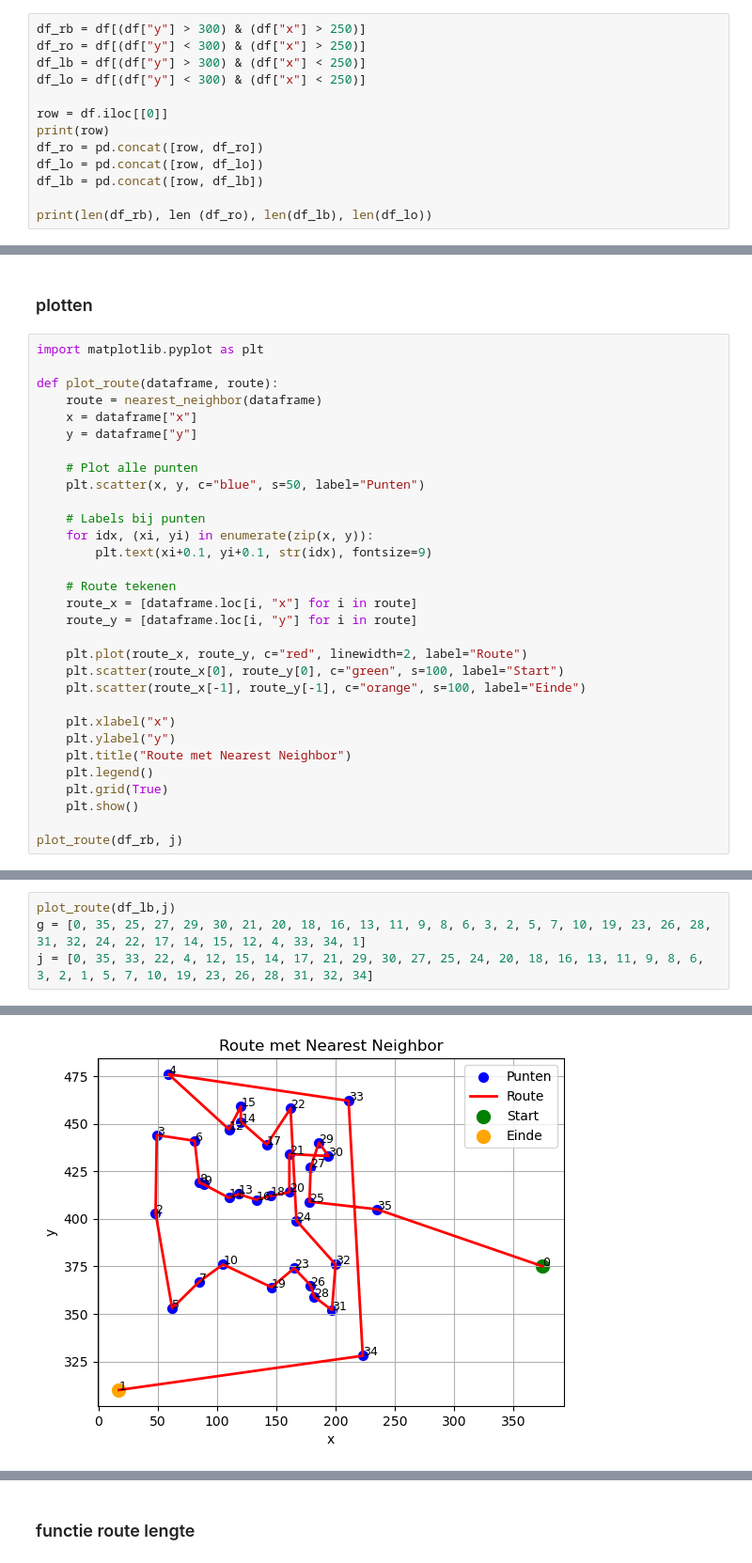
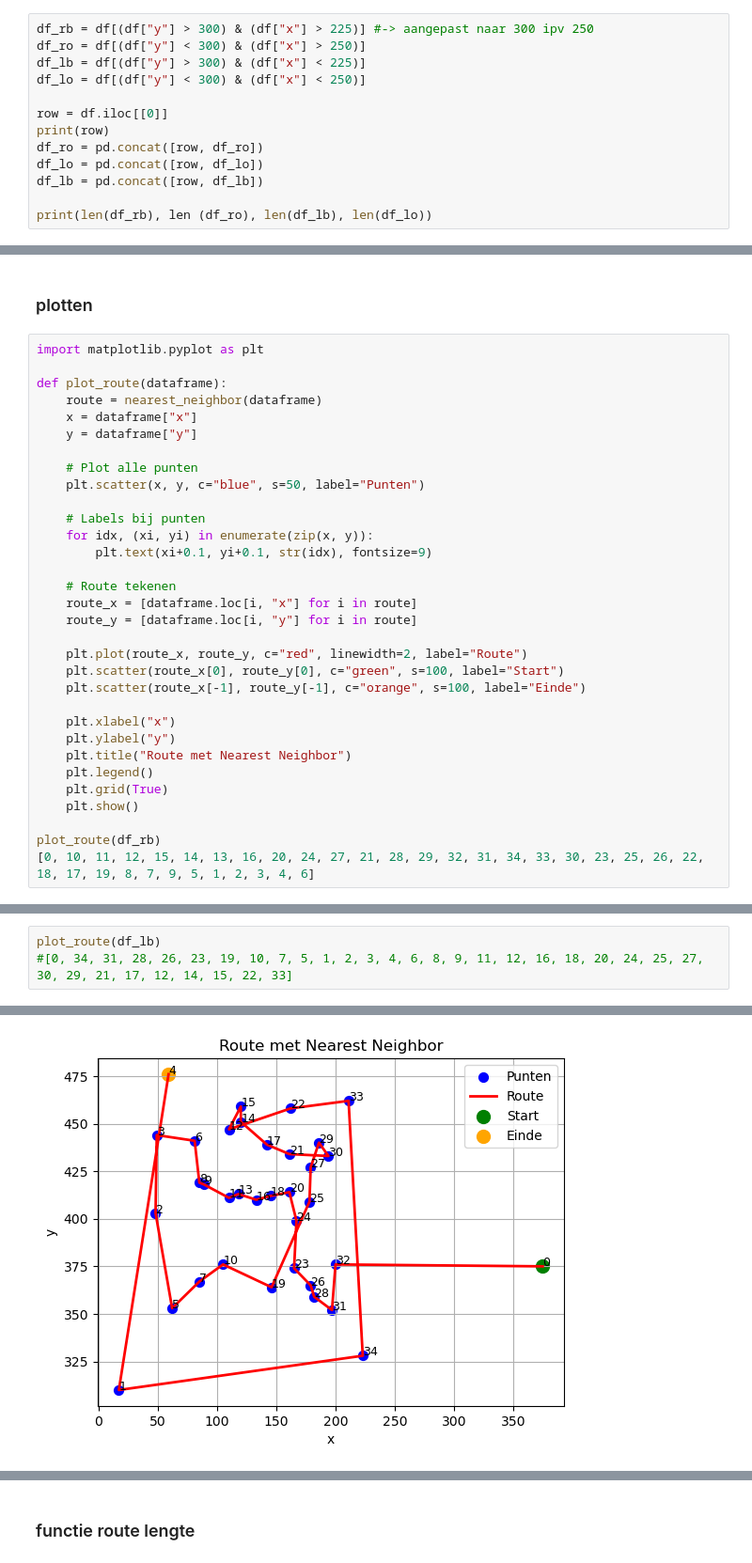
Before and after one commit to lrncjrssn/eindproject_or5, a Jupyter notebook: begin_Laurence.ipynb, the cells around one changed output, grey strips where cells are left out. Shown at 94% size. Drawn from its saved outputs; the diff is of its cells as text.

```diff
--- a/begin_Laurence.ipynb
+++ b/begin_Laurence.ipynb
@@ -19,9 +19,9 @@ plt.scatter(df["x"], df["y"])
 <matplotlib.collections.PathCollection at 0x...>
 [figure]
 # %%
-df_rb = df[(df["y"] > 300) & (df["x"] > 250)]
+df_rb = df[(df["y"] > 300) & (df["x"] > 225)] #-> aangepast naar 300 ipv 250
 df_ro = df[(df["y"] < 300) & (df["x"] > 250)]
-df_lb = df[(df["y"] > 300) & (df["x"] < 250)]
+df_lb = df[(df["y"] > 300) & (df["x"] < 225)]
 df_lo = df[(df["y"] < 300) & (df["x"] < 250)]
 
 row = df.iloc[[0]]
@@ -202,7 +202,7 @@ de totale afstand is 1406
 # %%
 import matplotlib.pyplot as plt
 
-def plot_route(dataframe, route):
+def plot_route(dataframe):
     route = nearest_neighbor(dataframe)
     x = dataframe["x"]
     y = dataframe["y"]
@@ -229,5 +229,6 @@ def plot_route(dataframe, route):
     plt.grid(True)
     plt.show()
 
-plot_route(df_rb, j)
+plot_route(df_rb)
+[0, 10, 11, 12, 15, 14, 13, 16, 20, 24, 27, 21, 28, 29, 32, 31, 34, 33, 30, 23, 25, 26, 22, 18, 17, 19, 8, 7, 9, 5, 1, 2, 3, 4, 6]
 # %% [output]
@@ -243,7 +242,6 @@ b = [0, 15, 6, 1, 4, 5, 3, 7, 11, 8, 9, 2, 19, 24, 25, 29, 34, 27, 26, 22, 23, 2
 de totale afstand is 1663
 [figure]
 # %%
-plot_route(df_lb,j)
-g = [0, 35, 25, 27, 29, 30, 21, 20, 18, 16, 13, 11, 9, 8, 6, 3, 2, 5, 7, 10, 19, 23, 26, 28, 31, 32, 24, 22, 17, 14, 15, 12, 4, 33, 34, 1]
-j = [0, 35, 33, 22, 4, 12, 15, 14, 17, 21, 29, 30, 27, 25, 24, 20, 18, 16, 13, 11, 9, 8, 6, 3, 2, 1, 5, 7, 10, 19, 23, 26, 28, 31, 32, 34]
+plot_route(df_lb)
+#[0, 34, 31, 28, 26, 23, 19, 10, 7, 5, 1, 2, 3, 4, 6, 8, 9, 11, 12, 16, 18, 20, 24, 25, 27, 30, 29, 21, 17, 12, 14, 15, 22, 33]
 # %% [output]
@@ -252,2 +250,2 @@ de totale afstand is 1667
-[figure, old version]
+[figure, new version]
 # %%
```
Also changed, not shown: parts of 14 cells of this notebook.
